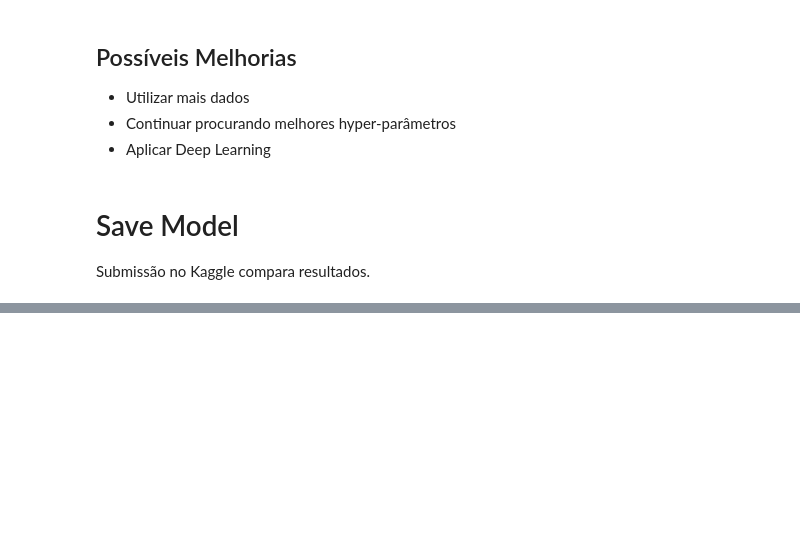
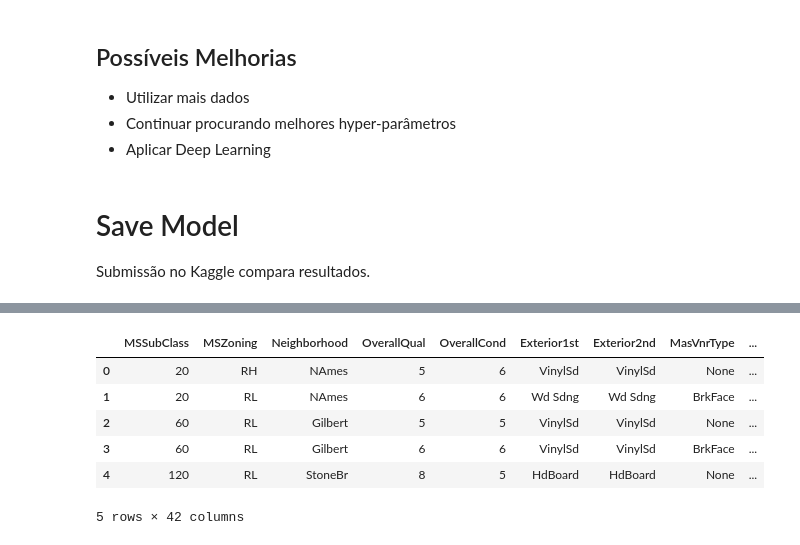
Before and after one commit to Fernandohf/ESIG_Challenge, a Jupyter notebook: HousePrice.ipynb, the cells around one changed output, grey strips where cells are left out. Cells and saved outputs as stored; diff of their text form; code cells hidden in the pictures; blank space fills up the shorter version.

```diff
--- a/HousePrice.ipynb
+++ b/HousePrice.ipynb
@@ -889,0 +937,13 @@ best_model = pickle.load(open("model_house.pt", "rb"))
+# %%
+# Filter Data
+f_cols_test = f_cols[:-1]
+f_test = c_test[f_cols_test]
+f_test.head()
+# %% [output]
+|  | MSSubClass | MSZoning | Neighborhood | OverallQual | OverallCond | Exterior1st | Exterior2nd | MasVnrType | ... |
+| 0 | 20 | RH | NAmes | 5 | 6 | VinylSd | VinylSd | None | ... |
+| 1 | 20 | RL | NAmes | 6 | 6 | Wd Sdng | Wd Sdng | BrkFace | ... |
+| 2 | 60 | RL | Gilbert | 5 | 5 | VinylSd | VinylSd | None | ... |
+| 3 | 60 | RL | Gilbert | 6 | 6 | VinylSd | VinylSd | BrkFace | ... |
+| 4 | 120 | RL | StoneBr | 8 | 5 | HdBoard | HdBoard | None | ... |
+5 rows × 42 columns
```
Also changed, not shown: parts of 12 cells of this notebook, 5 other files.
